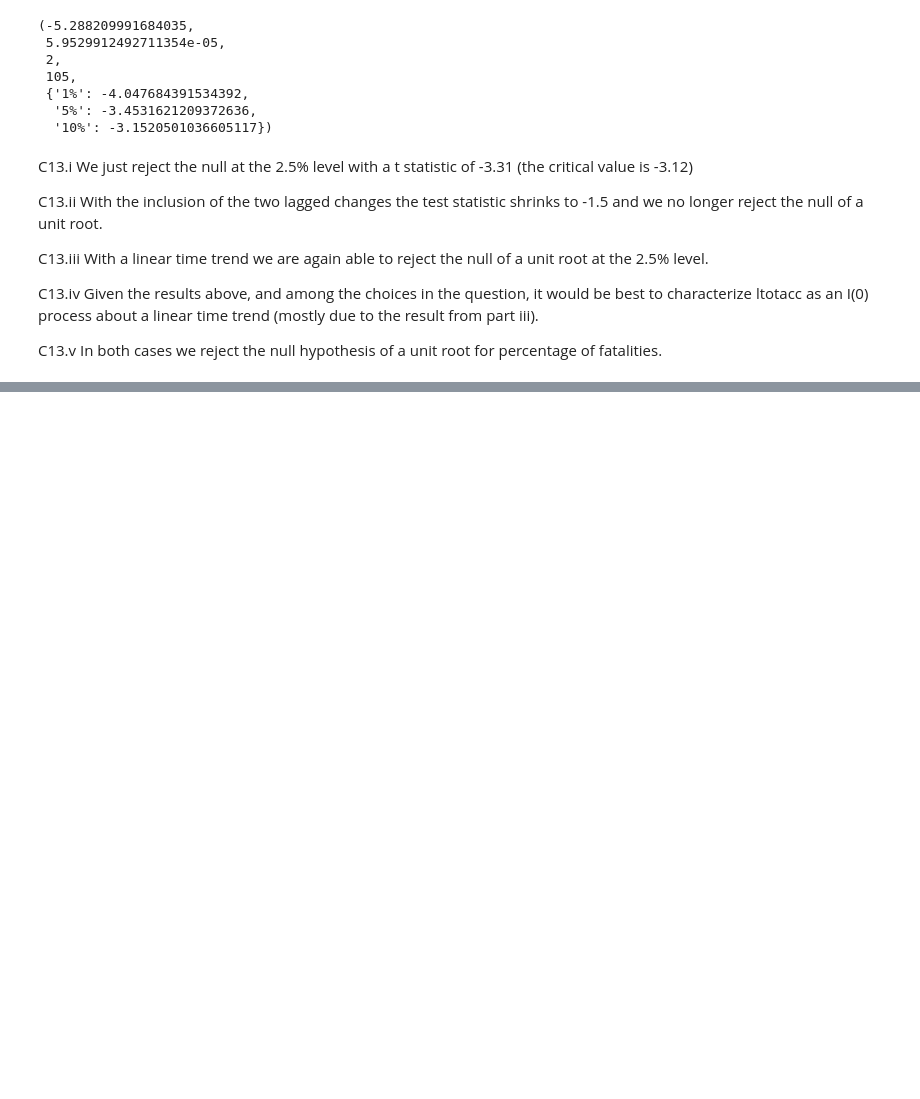
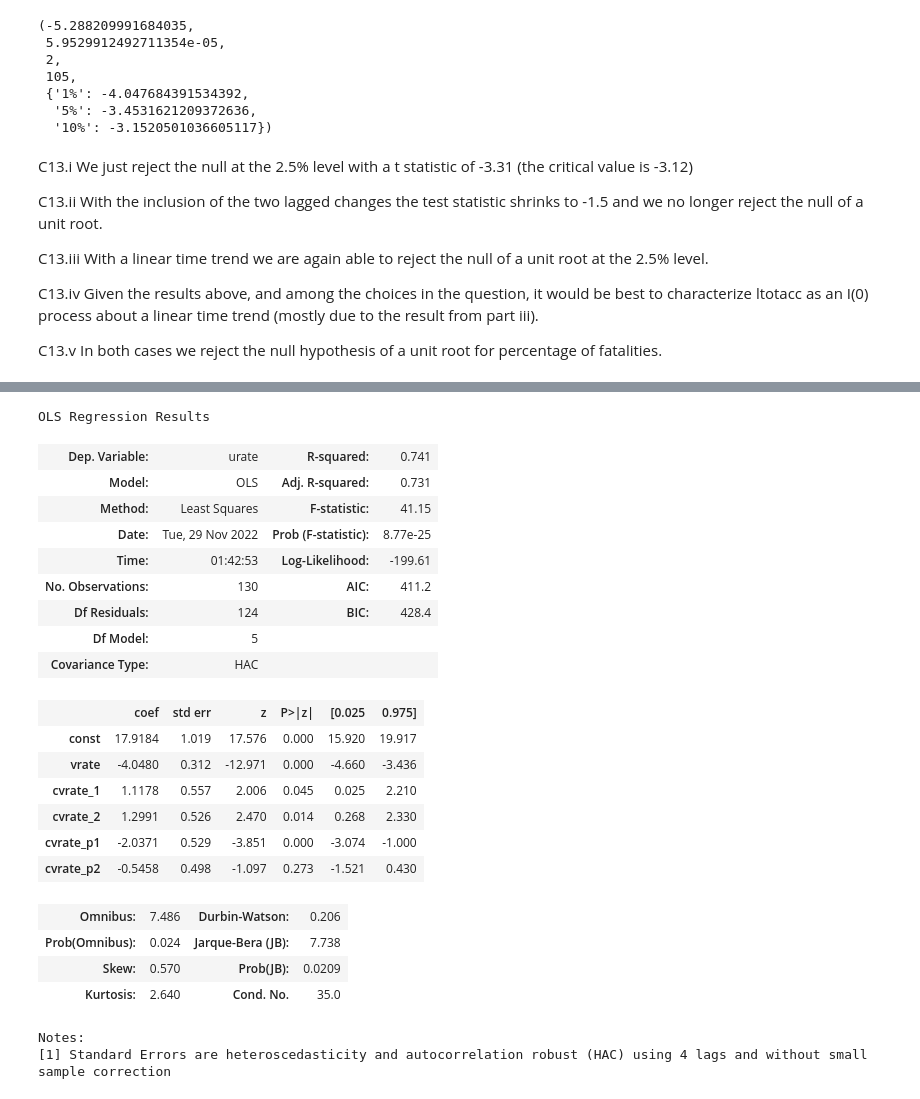
Before and after one commit to systemchalk/wooldridge_workbook, a Jupyter notebook: ch18.ipynb, the cells around one changed output, grey strips where cells are left out. Cells and saved outputs as stored; diff of their text form; code cells hidden in the pictures; blank space fills up the shorter version.

```diff
--- a/ch18.ipynb
+++ b/ch18.ipynb
@@ -1190,0 +1585,28 @@ C13.v In both cases we reject the null hypothesis of a unit root for percentage
+# %%
+model = sm.OLS(beveridge.urate, X,
+               missing="drop").fit(cov_type="HAC", cov_kwds={"maxlags": 4})
+model.summary()
+# %% [output]
+OLS Regression Results
+| Dep. Variable: | urate | R-squared: | 0.741 |
+| Model: | OLS | Adj. R-squared: | 0.731 |
+| Method: | Least Squares | F-statistic: | 41.15 |
+| Date: | Tue, 29 Nov 2022 | Prob (F-statistic): | 8.77e-25 |
+| Time: | 01:42:53 | Log-Likelihood: | -199.61 |
+| No. Observations: | 130 | AIC: | 411.2 |
+| Df Residuals: | 124 | BIC: | 428.4 |
+| Df Model: | 5 |  |  |
+| Covariance Type: | HAC |  |  |
+|  | coef | std err | z | P>|z| | [0.025 | 0.975] |
+| const | 17.9184 | 1.019 | 17.576 | 0.000 | 15.920 | 19.917 |
+| vrate | -4.0480 | 0.312 | -12.971 | 0.000 | -4.660 | -3.436 |
+| cvrate_1 | 1.1178 | 0.557 | 2.006 | 0.045 | 0.025 | 2.210 |
+| cvrate_2 | 1.2991 | 0.526 | 2.470 | 0.014 | 0.268 | 2.330 |
+| cvrate_p1 | -2.0371 | 0.529 | -3.851 | 0.000 | -3.074 | -1.000 |
+| cvrate_p2 | -0.5458 | 0.498 | -1.097 | 0.273 | -1.521 | 0.430 |
+| Omnibus: | 7.486 | Durbin-Watson: | 0.206 |
+| Prob(Omnibus): | 0.024 | Jarque-Bera (JB): | 7.738 |
+| Skew: | 0.570 | Prob(JB): | 0.0209 |
+| Kurtosis: | 2.640 | Cond. No. | 35.0 |
+Notes:
+[1] Standard Errors are heteroscedasticity and autocorrelation robust (HAC) using 4 lags and without small sample correction
```
Also changed, not shown: parts of 48 cells of this notebook.
